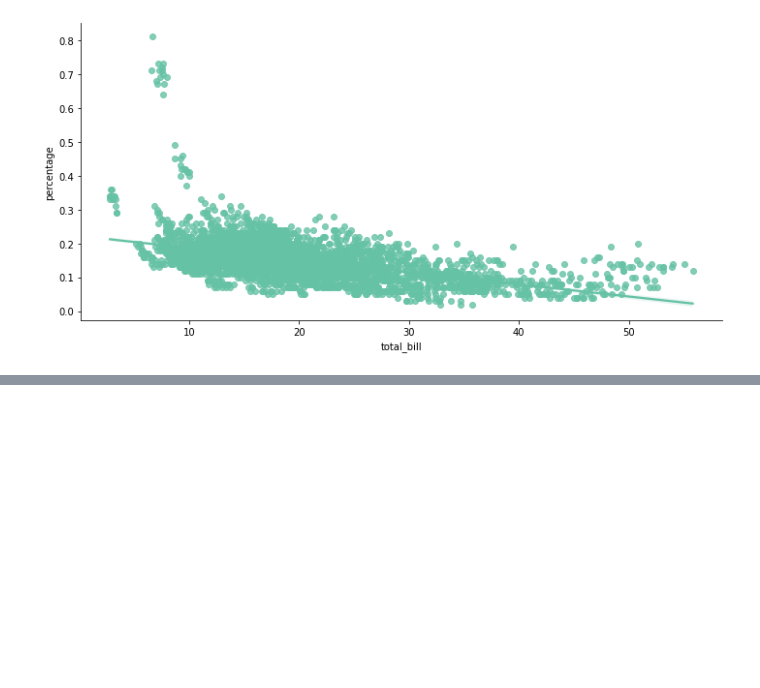
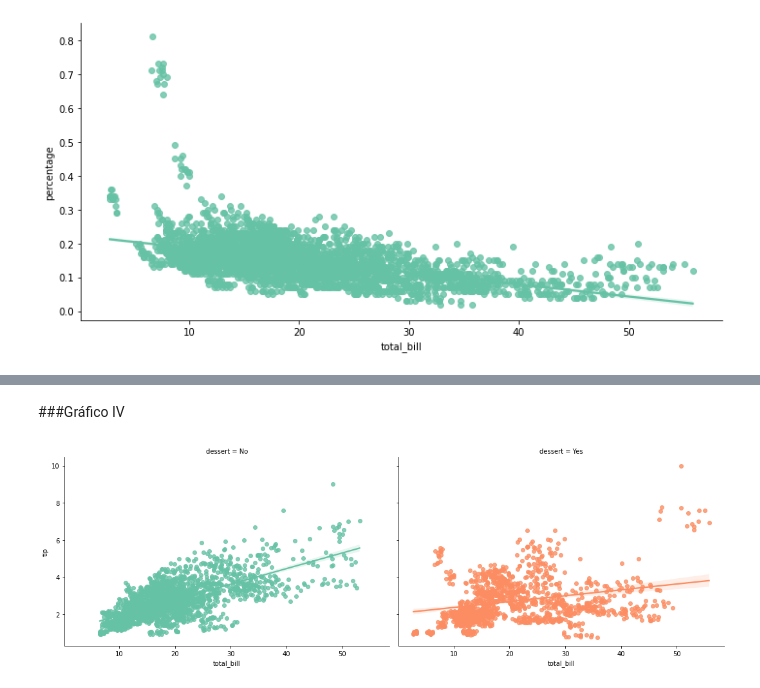
Before and after one commit to strawndri/data-visualization, a Jupyter notebook: Notebooks/Gorjetas.ipynb, the cells around one changed output, grey strips where cells are left out. Saved outputs shown, nothing was run; the diff lists cells and outputs as text; code cells hidden in the pictures; blank space fills up the shorter version.

```diff
--- a/Notebooks/Gorjetas.ipynb
+++ b/Notebooks/Gorjetas.ipynb
@@ -578,0 +638,6 @@ percentage_bill3 = sns.lmplot(x="total_bill", y="percentage", data=data, aspect=
+# %% [markdown]
+###Gráfico IV
+# %%
+graphic_dessert4 = sns.lmplot(x='total_bill', y='tip', hue='dessert', col='dessert', data=data, aspect=1.5)
+# %% [output]
+[figure, added]
```
Also changed, not shown: parts of 21 cells of this notebook.
